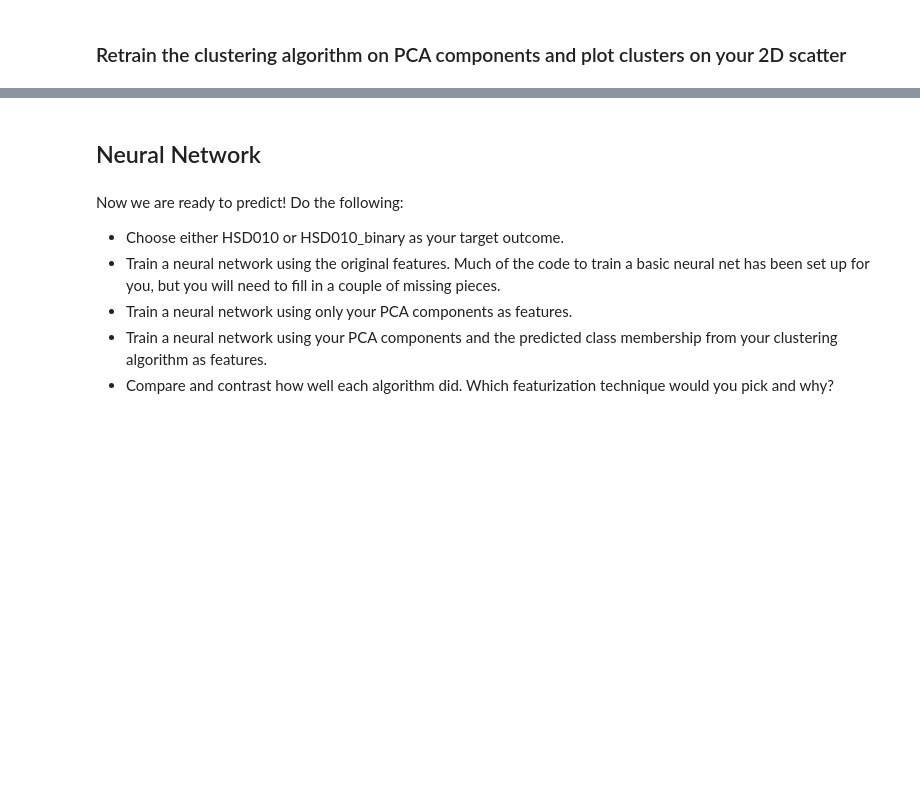
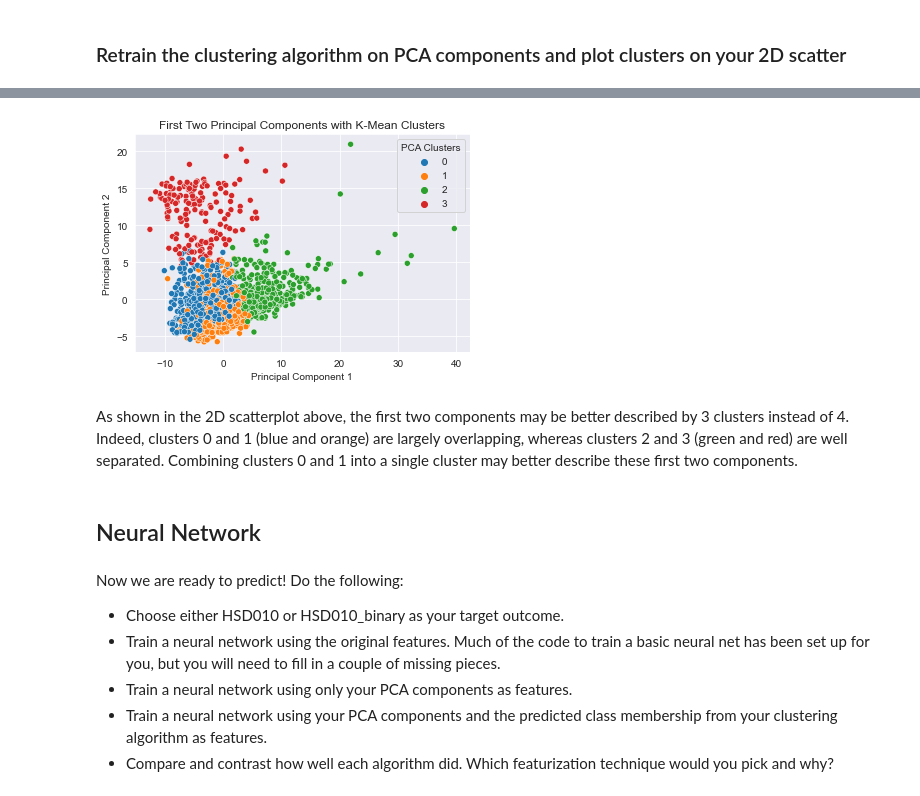
Before and after one commit to benjaminfields/CSS_project4_group2, a Jupyter notebook: Project 4 Students_Group2.ipynb, the cells around one changed output, grey strips where cells are left out. Cells and saved outputs as stored; diff of their text form; code cells hidden in the pictures; blank space fills up the shorter version.

```diff
--- a/Project 4 Students_Group2.ipynb
+++ b/Project 4 Students_Group2.ipynb
@@ -229,3 +278,23 @@ plt.show();
+# %%
+#PCA with 5 components from above
+pca_5 = pca_df.iloc[:,0:4]
+kmeanPCA = KMeans(n_clusters = 4, max_iter = 300).fit(pca_5)
+
+# add clusters back to X df
+data["PCA Clusters"]=kmeanPCA.labels_
+
+#2D scatter with clusters
+ax = sns.scatterplot(x = pca_5['principal component 1'],
+                     y = pca_5['principal component 2'],
+                     hue = data['PCA Clusters'], palette = "tab10")
+ax.set(xlabel = "Principal Component 1",
+       ylabel = "Principal Component 2")
+ax.set_title("First Two Principal Components with K-Mean Clusters")
+plt.show()
+# %% [output]
+[figure, added]
+# %% [markdown]
+As shown in the 2D scatterplot above, the first two components may be better described by 3 clusters instead of 4. Indeed, clusters 0 and 1 (blue and orange) are largely overlapping, whereas clusters 2 and 3 (green and red) are well separated. Combining clusters 0 and 1 into a single cluster may better describe these first two components.
 # %% [markdown]
 ## Neural Network
 # %% [markdown]
```
Also changed, not shown: parts of 16 cells of this notebook.
